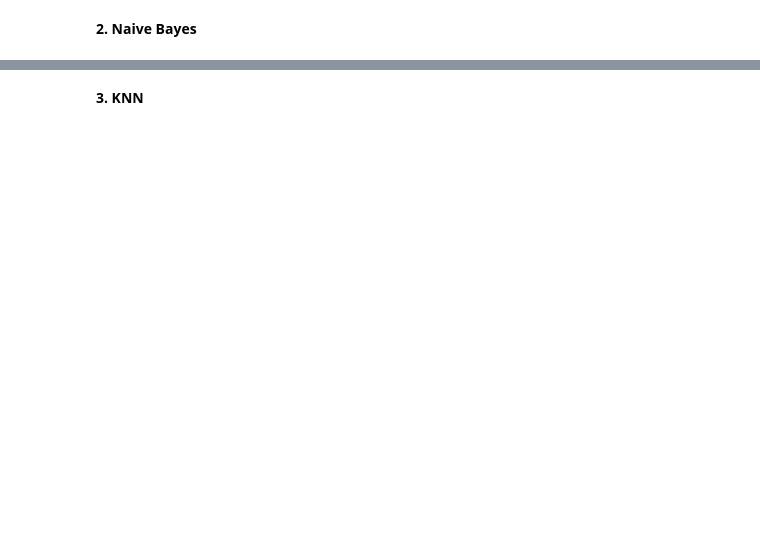
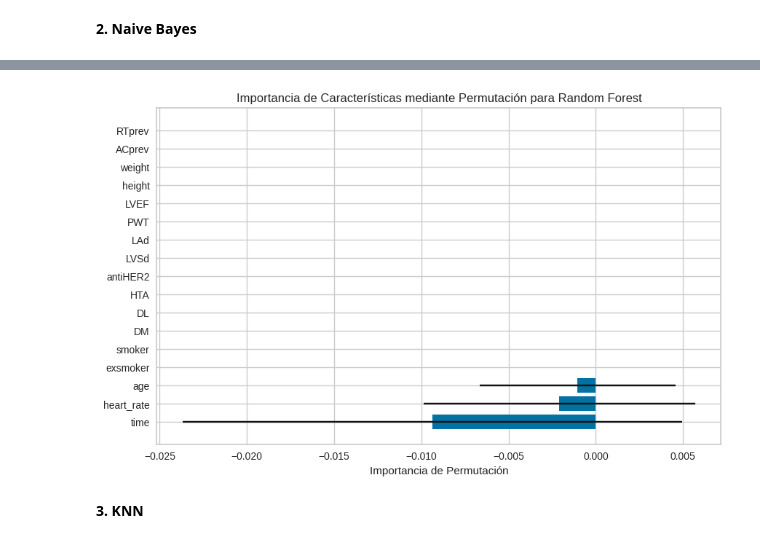
Before and after one commit to nalrob/Aprendizaje-Automatico, a Jupyter notebook: CTRCD_Modelos_lastversion.ipynb, the cells around one changed output, grey strips where cells are left out. Cells and saved outputs as stored; diff of their text form; code cells hidden in the pictures; blank space fills up the shorter version.

```diff
--- a/CTRCD_Modelos_lastversion.ipynb
+++ b/CTRCD_Modelos_lastversion.ipynb
@@ -481,2 +735,16 @@ Promedio Precision: 0.20
+# %%
+perm_importance = permutation_importance(model, X_test_fold, y_test_fold, n_repeats=30, random_state=42)
+
+# Ordena las importancias para visualizarlas
+sorted_idx = perm_importance.importances_mean.argsort()
+
+plt.figure(figsize=(10, 6))
+plt.barh(range(len(sorted_idx)), perm_importance.importances_mean[sorted_idx], xerr=perm_importance.importances_std[sorted_idx])
+plt.yticks(range(len(sorted_idx)), [X_test_fold.columns[i] for i in sorted_idx])
+plt.xlabel("Importancia de Permutación")
+plt.title("Importancia de Características mediante Permutación para Random Forest")
+plt.show()
+# %% [output]
+[figure, added]
 # %% [markdown]
 **3. KNN**
```
Also changed, not shown: parts of 22 cells of this notebook.
